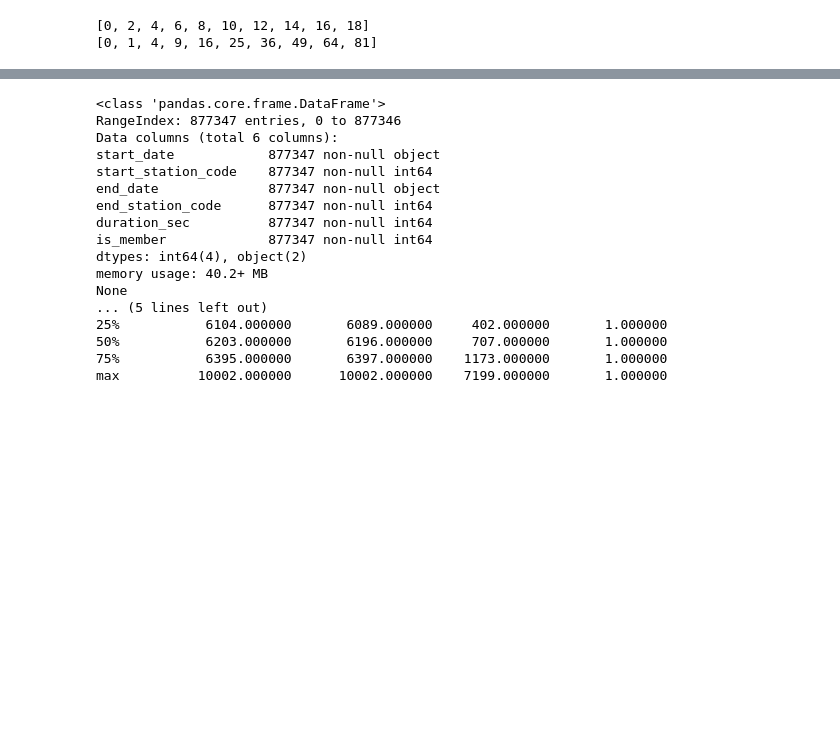
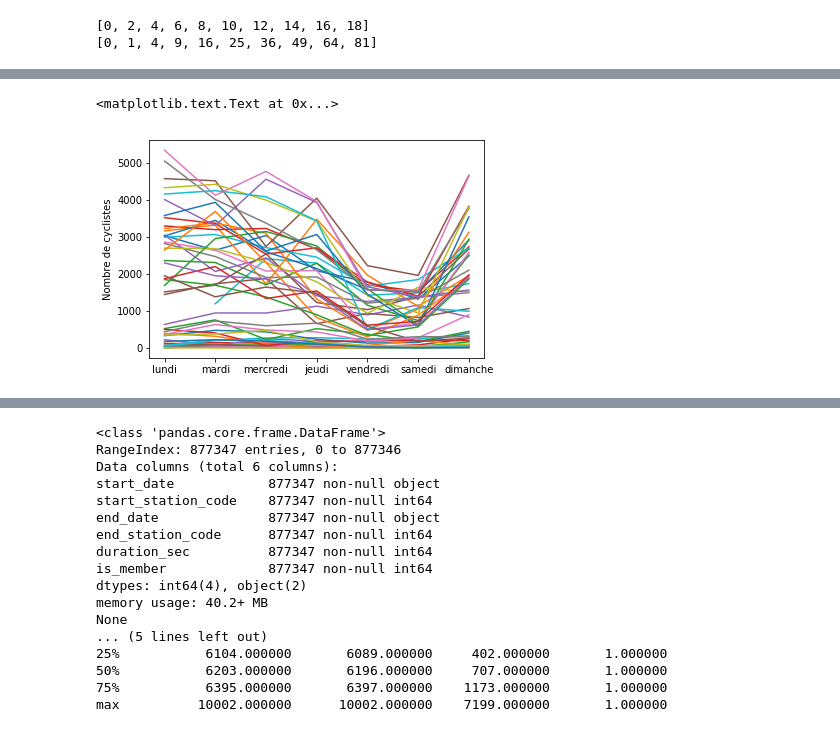
Before and after one commit to nsaunier/CIV8760, a Jupyter notebook: 00-tutoriel.ipynb, the cells around one changed output, grey strips where cells are left out. Drawn from its saved outputs; the diff is of its cells as text; code cells hidden in the pictures; blank space fills up the shorter version.

```diff
--- a/00-tutoriel.ipynb
+++ b/00-tutoriel.ipynb
@@ -244,0 +474,10 @@ import numpy as np
+# %%
+# 01/01/16 était un vendredi, le 4 était un lundi
+cscComptage = np.array(data['CSC (Côte Sainte-Catherine)'].tolist()[4:4+51*7]).reshape(51,7)
+for r in cscComptage:
+    plt.plot(r)
+plt.xticks(range(7),['lundi', 'mardi', 'mercredi', 'jeudi', 'vendredi', 'samedi', 'dimanche'])
+plt.ylabel('Nombre de cyclistes')
+# %% [output]
+<matplotlib.text.Text at 0x...>
+[figure, added]
```
Also changed, not shown: parts of 34 cells of this notebook, 1 other file.
